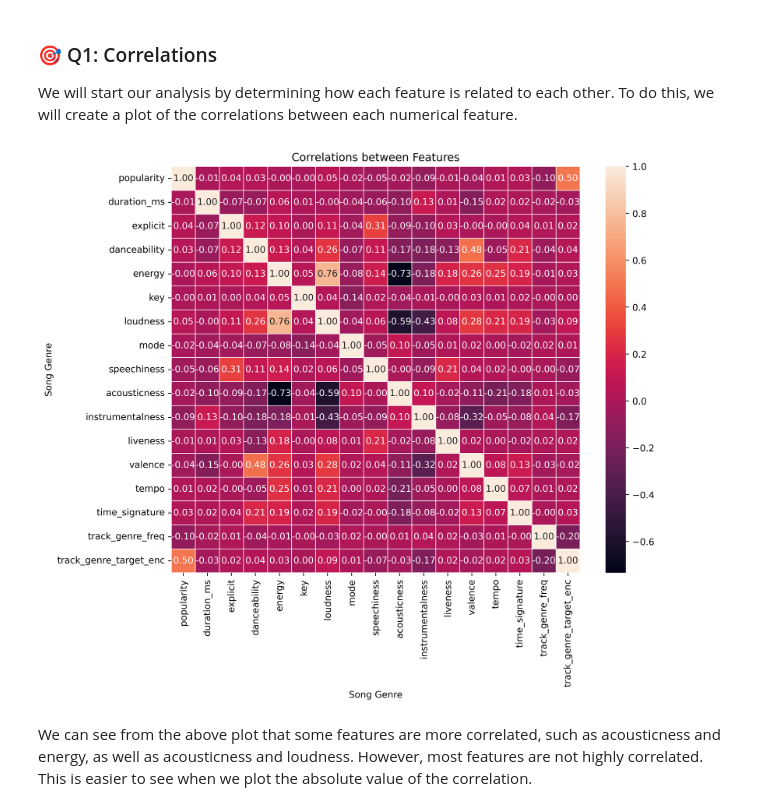
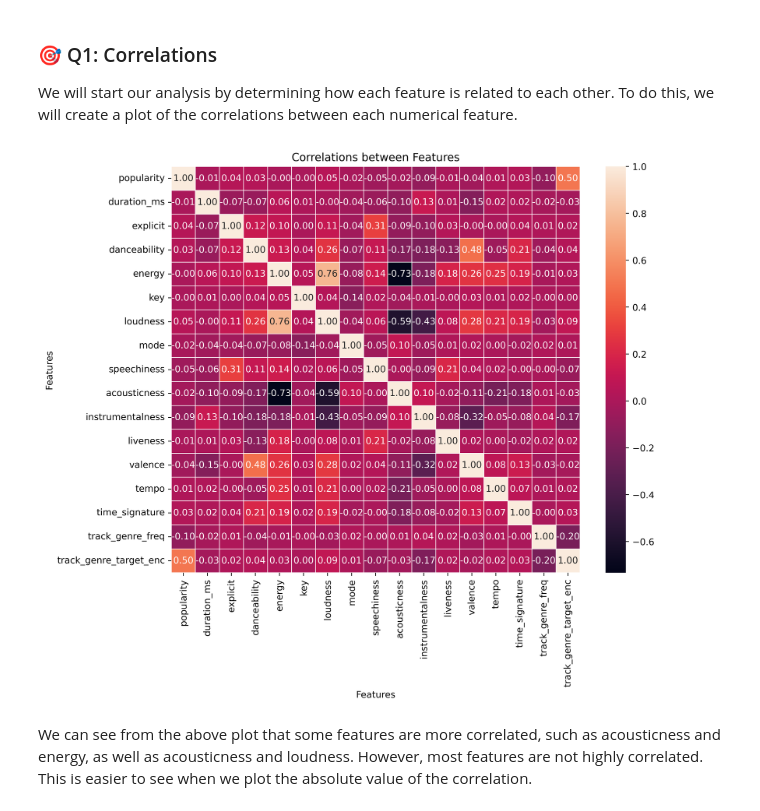
Before and after one commit to NandhuPillai/CMSC320-Final-Project, a Jupyter notebook: Checkpoint_2.ipynb, the cells around one changed output. Drawn from its saved outputs; the diff is of its cells as text; code cells hidden in the pictures.

```diff
--- a/Checkpoint_2.ipynb
+++ b/Checkpoint_2.ipynb
@@ -228,13 +228,13 @@ We will start our analysis by determining how each feature is related to each ot
 # %%
 corr = spotify_df.corr(method = 'pearson', numeric_only= True)
 plt.figure(figsize=(10,8), dpi =500)
 plt.title("Correlations between Features")
 ax = sns.heatmap(corr,annot=True,fmt=".2f", linewidth=.5)
-ax.set_xlabel("Song Genre")
-ax.set_ylabel("Song Genre")
+ax.set_xlabel("Features")
+ax.set_ylabel("Features")
 plt.show()
 # %% [output]
-[figure, old version]
+[figure, new version]
 # %% [markdown]
 We can see from the above plot that some features are more correlated, such as acousticness and energy, as well as acousticness and loudness. However, most features are not highly correlated. This is easier to see when we plot the absolute value of the correlation.
 # %%
```
Also changed, not shown: parts of 1 cell of this notebook.
